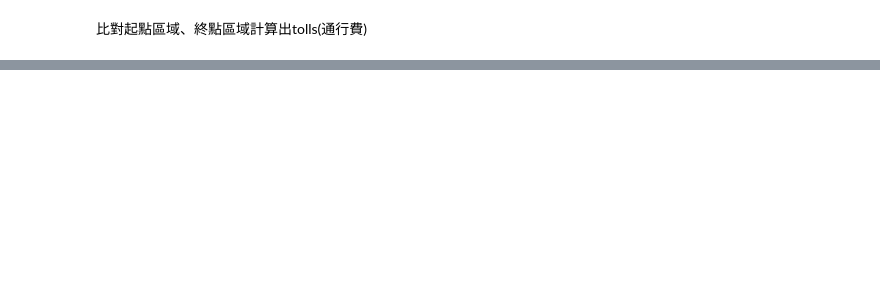
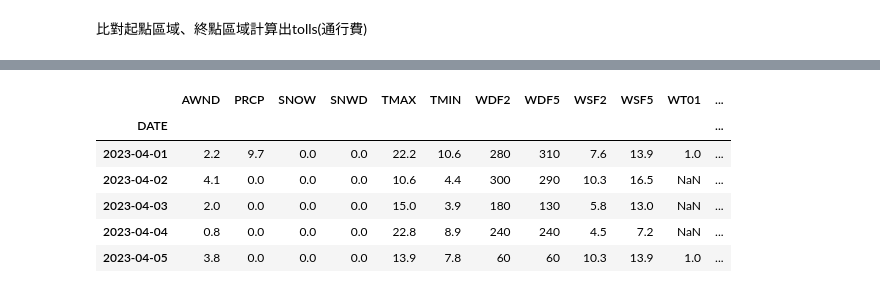
Before and after one commit to TicyYang/nyc-multimodal-ride-hailing-data-retrieval-platform, a Jupyter notebook: data_preprocessing_202304.ipynb, the cells around one changed output, grey strips where cells are left out. Saved outputs shown, nothing was run; the diff lists cells and outputs as text; code cells hidden in the pictures; blank space fills up the shorter version.

```diff
--- a/data_preprocessing_202304.ipynb
+++ b/data_preprocessing_202304.ipynb
@@ -87,0 +220,3 @@ Name: congestion_surcharge, dtype: int64
+# %%
+weather = pd.read_csv('../weather_202304.csv')
+weather.head()
@@ -87,0 +231,13 @@ Name: congestion_surcharge, dtype: int64
+# %%
+weather = weather.drop(columns=['STATION', 'NAME', 'LATITUDE', 'LONGITUDE', 'ELEVATION', 'PGTM', 'TAVG'], axis=1)
+# %%
+weather = weather.set_index('DATE')
+weather.head()
+# %% [output]
+|  | AWND | PRCP | SNOW | SNWD | TMAX | TMIN | WDF2 | WDF5 | WSF2 | WSF5 | WT01 | ... |
+| DATE |  |  |  |  |  |  |  |  |  |  |  | ... |
+| 2023-04-01 | 2.2 | 9.7 | 0.0 | 0.0 | 22.2 | 10.6 | 280 | 310 | 7.6 | 13.9 | 1.0 | ... |
+| 2023-04-02 | 4.1 | 0.0 | 0.0 | 0.0 | 10.6 | 4.4 | 300 | 290 | 10.3 | 16.5 | NaN | ... |
+| 2023-04-03 | 2.0 | 0.0 | 0.0 | 0.0 | 15.0 | 3.9 | 180 | 130 | 5.8 | 13.0 | NaN | ... |
+| 2023-04-04 | 0.8 | 0.0 | 0.0 | 0.0 | 22.8 | 8.9 | 240 | 240 | 4.5 | 7.2 | NaN | ... |
+| 2023-04-05 | 3.8 | 0.0 | 0.0 | 0.0 | 13.9 | 7.8 | 60 | 60 | 10.3 | 13.9 | 1.0 | ... |
```
Also changed, not shown: parts of 32 cells of this notebook.
